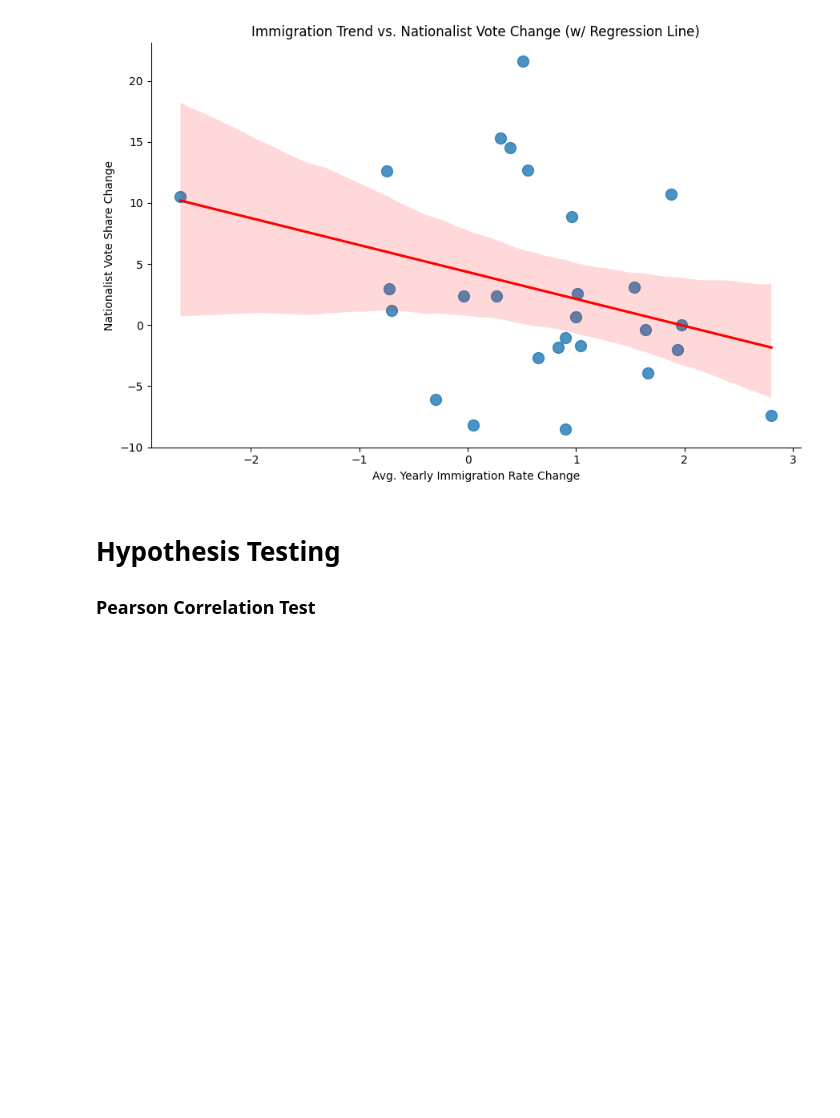
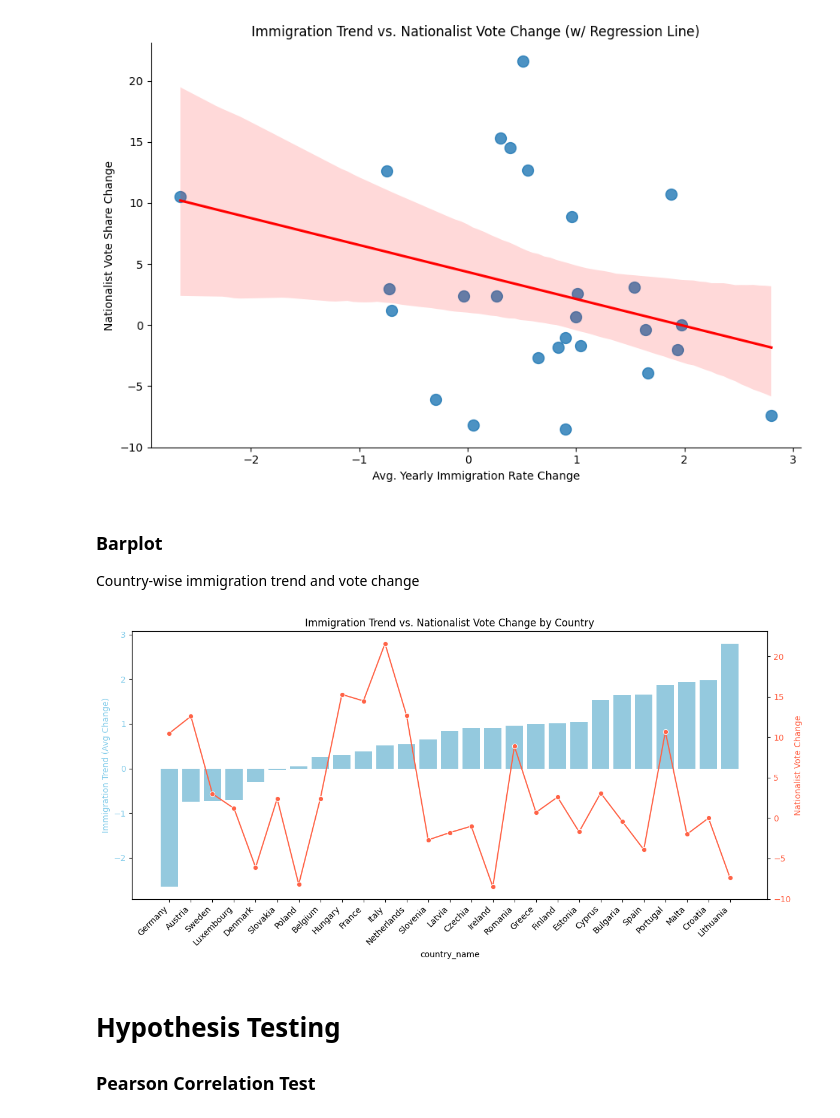
Before and after one commit to zeynepnorman/DSA210-project-zeynep-norman, a Jupyter notebook: dsaproject.ipynb, the cells around one changed output. Drawn from its saved outputs; the diff is of its cells as text; code cells hidden in the pictures; blank space fills up the shorter version.

```diff
--- a/dsaproject.ipynb
+++ b/dsaproject.ipynb
@@ -4,7 +4,7 @@ import numpy as np
 import matplotlib.pyplot as plt
 import seaborn as sns
 # %%
-migration_df = pd.read_csv("migration-crude-rate.csv")
+migration_df = pd.read_csv("migration-crude-rate-fixed2.csv")
 migration_df.head()
 # %% [output]
 |  | country_name | 2015 | 2016 | 2017 | 2018 | 2019 | 2020 | 2021 | 2022 | 2023 | ... |
@@ -166,6 +156,26 @@ plt.tight_layout()
 plt.show()
 # %% [output]
 [figure]
+# %% [markdown]
+### Barplot
+
+Country-wise immigration trend and vote change
+# %%
+fig, ax1 = plt.subplots(figsize=(12, 6))
+trend_sorted = trend_df.sort_values('immigration_trend')
+sns.barplot(x='country_name', y='immigration_trend', data=trend_sorted, color='skyblue', ax=ax1)
+ax1.set_ylabel('Immigration Trend (Avg Change)', color='skyblue')
+ax1.tick_params(axis='y', labelcolor='skyblue')
+ax1.set_xticklabels(trend_sorted['country_name'], rotation=45, ha='right')
+ax2 = ax1.twinx()
+sns.lineplot(x='country_name', y='vote_change', data=trend_sorted, color='tomato', marker='o', ax=ax2)
+ax2.set_ylabel('Nationalist Vote Change', color='tomato')
+ax2.tick_params(axis='y', labelcolor='tomato')
+plt.title('Immigration Trend vs. Nationalist Vote Change by Country')
+plt.tight_layout()
+plt.show()
+# %% [output]
+[figure, added]
 # %% [markdown]
 # Hypothesis Testing
 
```
Also changed, not shown: parts of 13 cells of this notebook, 2 other files.
